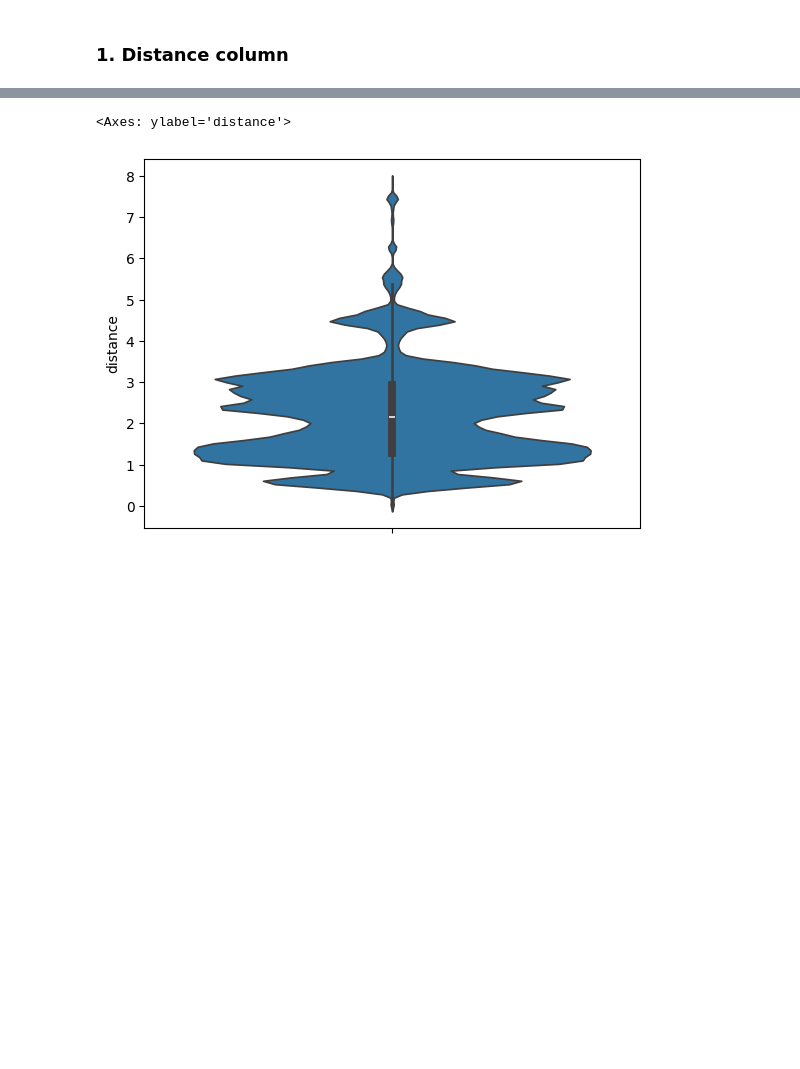
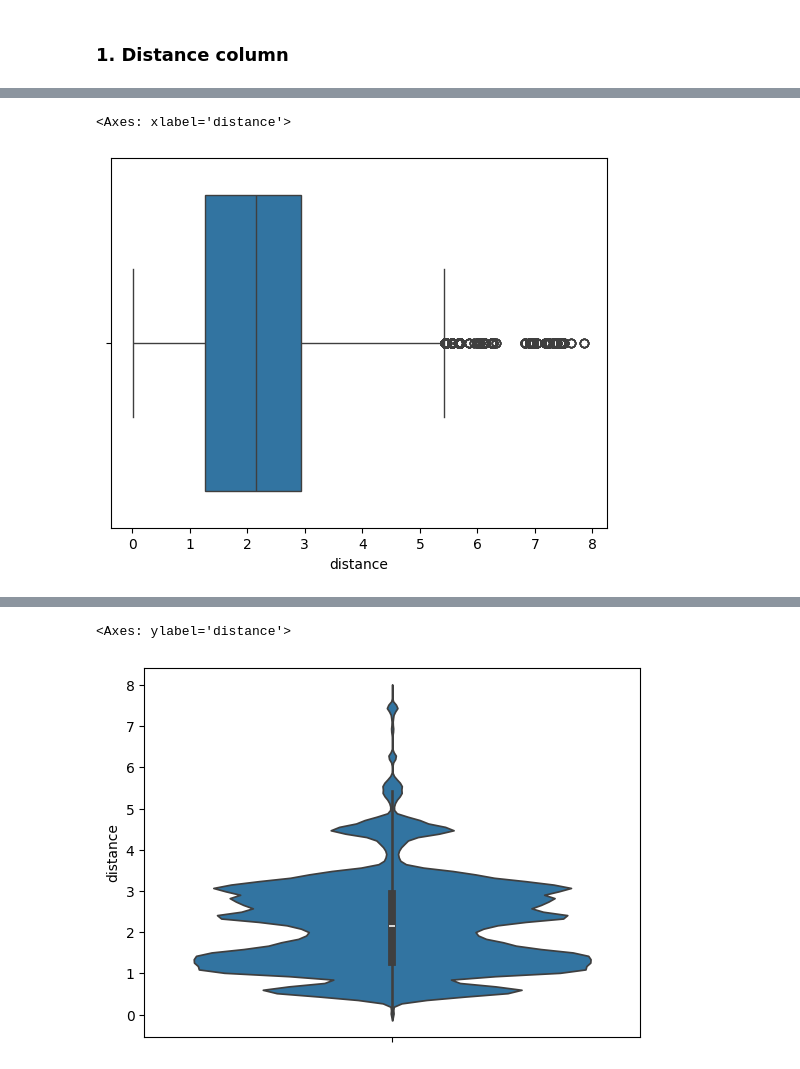
Before and after one commit to mkr9395/nyc-taxi-fare-prediction, a Jupyter notebook: notebooks/data_cleaning.ipynb, the cells around one changed output, grey strips where cells are left out. Cells and saved outputs as stored; diff of their text form; code cells hidden in the pictures; blank space fills up the shorter version.

```diff
--- a/notebooks/data_cleaning.ipynb
+++ b/notebooks/data_cleaning.ipynb
@@ -81,3 +109,8 @@ sns.histplot(data=df,x=df['distance'],kde=True)
+# %%
+sns.boxplot(data=df,x='distance')
+# %% [output]
+<Axes: xlabel='distance'>
+[figure, added]
 # %%
 df['distance'].skew()
 # %% [output]
```
Also changed, not shown: parts of 73 cells of this notebook.
